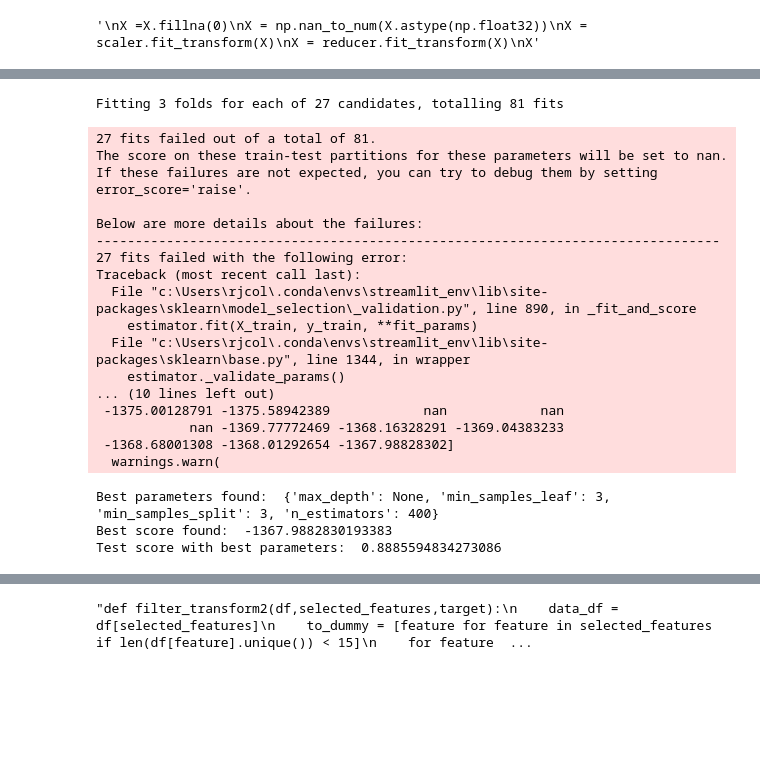
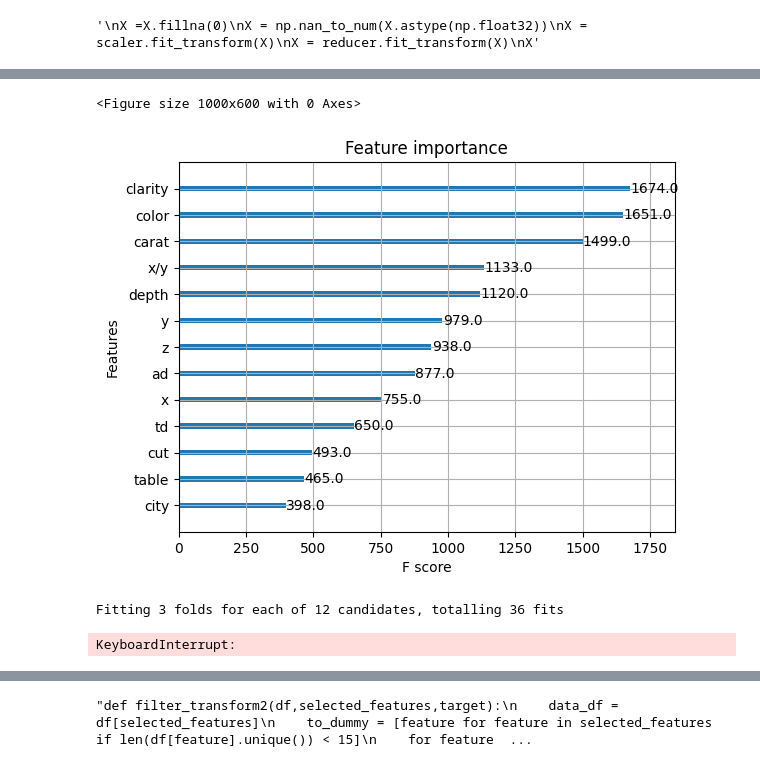
Before and after one commit to Rodrigo-Coloma/ih_datamadpt0923_project_m3, a Jupyter notebook: data_wrangling.ipynb, the cells around one changed output, grey strips where cells are left out. Cells and saved outputs as stored; diff of their text form; code cells hidden in the pictures; blank space fills up the shorter version.

```diff
--- a/data_wrangling.ipynb
+++ b/data_wrangling.ipynb
@@ -344,7 +411,7 @@ param_grid_en = {
 # %%
 
 # Initialize GridSearchCV
-grid_search = GridSearchCV(estimator=xgb_model, param_grid=param_grid_dl, cv=3, n_jobs=-1, verbose=2, scoring='neg_root_mean_squared_error')
+grid_search = GridSearchCV(estimator=xgb_model, param_grid=param_grid_aiama, cv=3, n_jobs=-1, verbose=3, scoring='neg_root_mean_squared_error')
 
 # Fit the GridSearchCV instance to the training data
 grid_search.fit(X, y)
@@ -368,53 +452,37 @@ Test score with best parameters:  0.9905168297275211
+# %%
+plt.figure(figsize=(10, 6))
+ax = plot_importance(best_model, max_num_features=len(X.columns)+1)
+plt.show()
+# %% [output]
+<Figure size 1000x600 with 0 Axes>
+[figure, added]
 # %%
 rf_regressor = RandomForestRegressor()
 
 # Define the parameter grid to search through
 param_grid_rf = {
-    'n_estimators': [200, 300, 400],
+    'n_estimators': [300, 400, 500],
     'max_depth': [None],
-    'min_samples_split': [1,2, 3],
-    'min_samples_leaf': [1, 2,3]
+    'min_samples_split': [2, 3],
+    'min_samples_leaf': [2,3]
 }
 
 # Initialize GridSearchCV
 grid_search = GridSearchCV(estimator=rf_regressor, param_grid=param_grid_rf, cv=3, n_jobs=-1, verbose=2, scoring='neg_root_mean_squared_error')
-
+X_nan = np.nan_to_num(X.astype(np.float32))
 # Fit the GridSearchCV instance to the training data
-grid_search.fit(X_train, y_train)
+grid_search.fit(X_nan, y)
 
 # Get the best parameters and the best score
 best_params = grid_search.best_params_
 best_score = grid_search.best_score_
+best_model = grid_search.best_estimator_
 
 print("Best parameters found: ", best_params)
 print("Best score found: ", best_score)
-
-# Evaluate the model on the test set using the best parameters
-best_model = grid_search.best_estimator_
-test_score = best_model.score(X_test, y_test)
-print("Test score with best parameters: ", test_score)
 # %% [output]
-Fitting 3 folds for each of 27 candidates, totalling 81 fits
+Fitting 3 folds for each of 12 candidates, totalling 36 fits
-27 fits failed out of a total of 81.
-The score on these train-test partitions for these parameters will be set to nan.
-If these failures are not expected, you can try to debug them by setting error_score='raise'.
-
-Below are more details about the failures:
---------------------------------------------------------------------------------
-27 fits failed with the following error:
-Traceback (most recent call last):
-  File "c:\Users\rjcol\.conda\envs\streamlit_env\lib\site-packages\sklearn\model_selection\_validation.py", line 890, in _fit_and_score
-    estimator.fit(X_train, y_train, **fit_params)
-  File "c:\Users\rjcol\.conda\envs\streamlit_env\lib\site-packages\sklearn\base.py", line 1344, in wrapper
-    estimator._validate_params()
-... (10 lines left out)
- -1375.00128791 -1375.58942389            nan            nan
-            nan -1369.77772469 -1368.16328291 -1369.04383233
- -1368.68001308 -1368.01292654 -1367.98828302]
-  warnings.warn(
+KeyboardInterrupt:
-Best parameters found:  {'max_depth': None, 'min_samples_leaf': 3, 'min_samples_split': 3, 'n_estimators': 400}
-Best score found:  -1367.9882830193383
-Test score with best parameters:  0.8885594834273086
 # %%
 param_grid_lr = {
     'penalty': ['l1', 'l2'],
```
Also changed, not shown: parts of 45 cells of this notebook, 15 other files.
